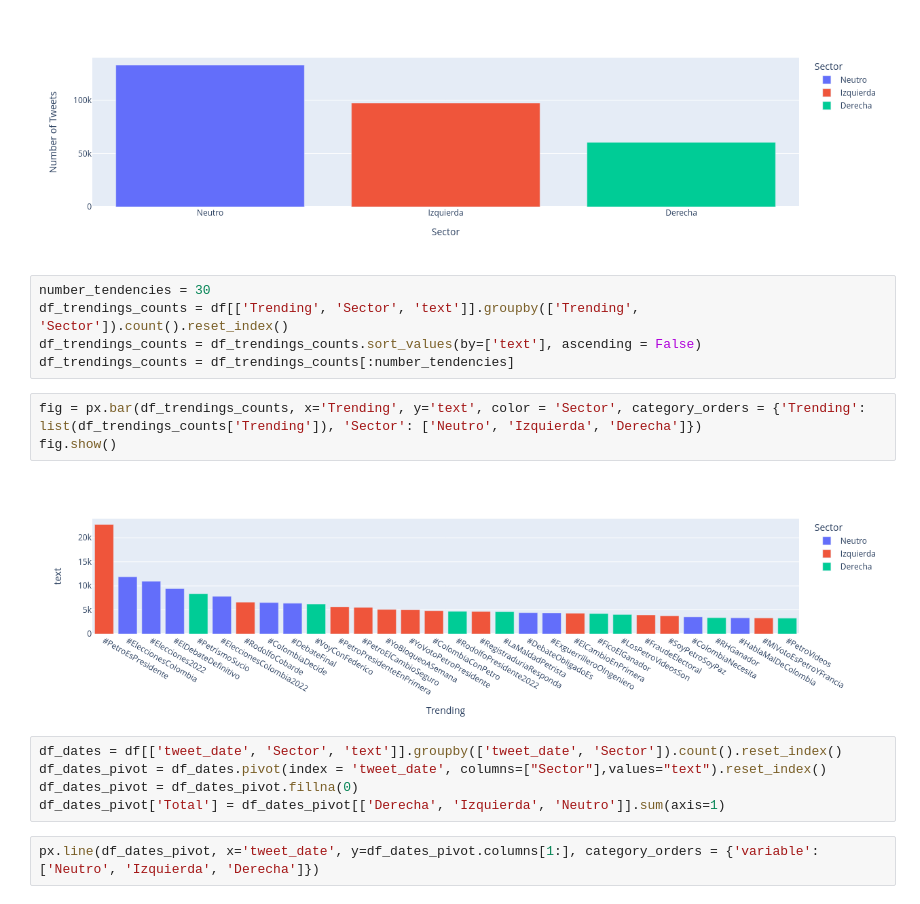
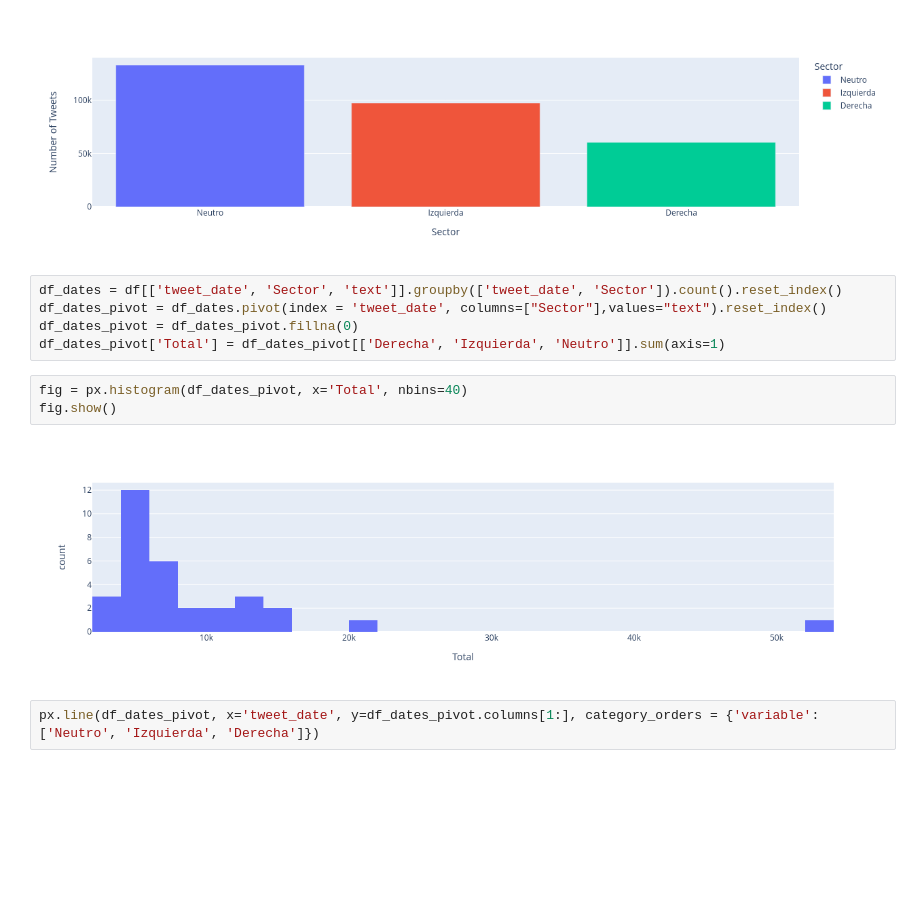
Before and after one commit to jjiguaran/Emotions_analysis, a Jupyter notebook: Code/Data Exploration.ipynb, the cells around one changed output. Saved outputs shown, nothing was run; the diff lists cells and outputs as text; blank space fills up the shorter version.

```diff
--- a/Code/Data Exploration.ipynb
+++ b/Code/Data Exploration.ipynb
@@ -29,21 +56,16 @@ fig = px.bar(df_tweets_count, x='Sector', y='Number of Tweets', color = 'Sector'
 fig.show()
 # %% [output]
 [figure]
-# %%
-number_tendencies = 30
-df_trendings_counts = df[['Trending', 'Sector', 'text']].groupby(['Trending', 'Sector']).count().reset_index()
-df_trendings_counts = df_trendings_counts.sort_values(by=['text'], ascending = False)
-df_trendings_counts = df_trendings_counts[:number_tendencies]
-# %%
-fig = px.bar(df_trendings_counts, x='Trending', y='text', color = 'Sector', category_orders = {'Trending': list(df_trendings_counts['Trending']), 'Sector': ['Neutro', 'Izquierda', 'Derecha']})
-fig.show()
-# %% [output]
-[figure]
 # %%
 df_dates = df[['tweet_date', 'Sector', 'text']].groupby(['tweet_date', 'Sector']).count().reset_index()
 df_dates_pivot = df_dates.pivot(index = 'tweet_date', columns=["Sector"],values="text").reset_index()
 df_dates_pivot = df_dates_pivot.fillna(0)
 df_dates_pivot['Total'] = df_dates_pivot[['Derecha', 'Izquierda', 'Neutro']].sum(axis=1)
+# %%
+fig = px.histogram(df_dates_pivot, x='Total', nbins=40)
+fig.show()
+# %% [output]
+[figure, added]
 # %%
 px.line(df_dates_pivot, x='tweet_date', y=df_dates_pivot.columns[1:], category_orders = {'variable': ['Neutro', 'Izquierda', 'Derecha']})
 # %% [output]
```
Also changed, not shown: parts of 9 cells of this notebook, 3 other files.
